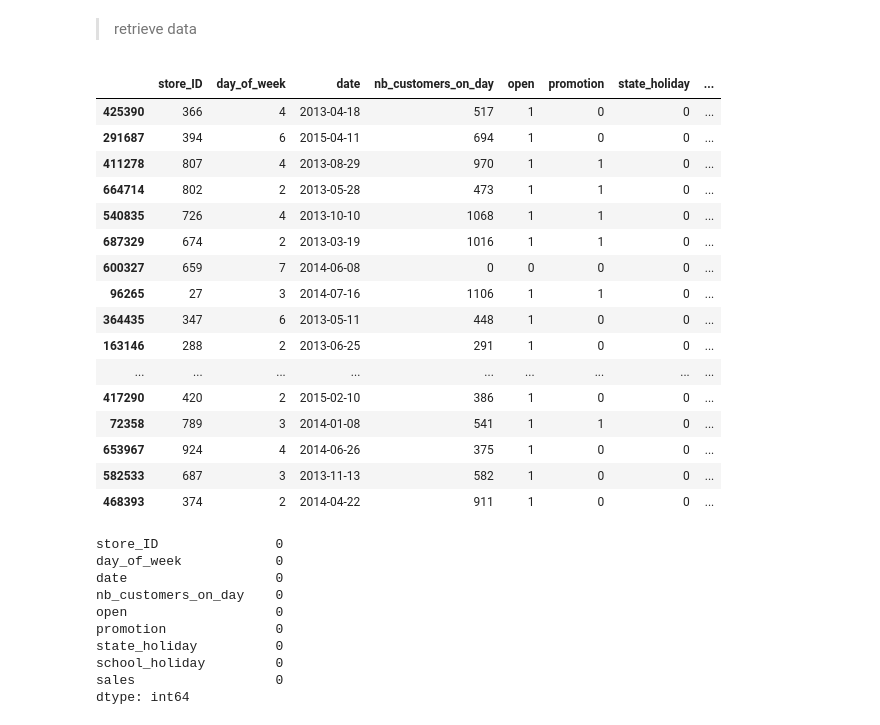
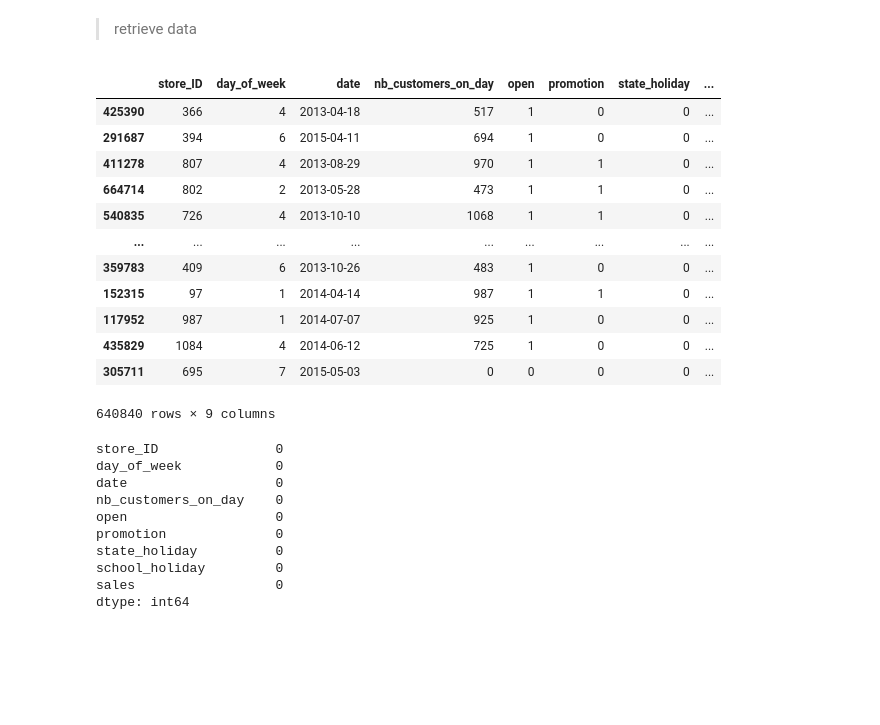
Before and after one commit to jeaend/IronKaggle_Shop-Revenue-Prediciton, a Jupyter notebook: ironKaggle.ipynb, the cells around one changed output. Drawn from its saved outputs; the diff is of its cells as text; code cells hidden in the pictures; blank space fills up the shorter version.

```diff
--- a/ironKaggle.ipynb
+++ b/ironKaggle.ipynb
@@ -19,25 +20,21 @@ from sklearn.ensemble import RandomForestRegressor
 > retrieve data
 # %%
 data = pd.read_csv('sales.csv', index_col=0)
-data.head(50)
+data
 # %% [output]
 |  | store_ID | day_of_week | date | nb_customers_on_day | open | promotion | state_holiday | ... |
 | 425390 | 366 | 4 | 2013-04-18 | 517 | 1 | 0 | 0 | ... |
 | 291687 | 394 | 6 | 2015-04-11 | 694 | 1 | 0 | 0 | ... |
 | 411278 | 807 | 4 | 2013-08-29 | 970 | 1 | 1 | 0 | ... |
 | 664714 | 802 | 2 | 2013-05-28 | 473 | 1 | 1 | 0 | ... |
 | 540835 | 726 | 4 | 2013-10-10 | 1068 | 1 | 1 | 0 | ... |
-| 687329 | 674 | 2 | 2013-03-19 | 1016 | 1 | 1 | 0 | ... |
-| 600327 | 659 | 7 | 2014-06-08 | 0 | 0 | 0 | 0 | ... |
-| 96265 | 27 | 3 | 2014-07-16 | 1106 | 1 | 1 | 0 | ... |
-| 364435 | 347 | 6 | 2013-05-11 | 448 | 1 | 0 | 0 | ... |
-| 163146 | 288 | 2 | 2013-06-25 | 291 | 1 | 0 | 0 | ... |
 | ... | ... | ... | ... | ... | ... | ... | ... | ... |
-| 417290 | 420 | 2 | 2015-02-10 | 386 | 1 | 0 | 0 | ... |
-| 72358 | 789 | 3 | 2014-01-08 | 541 | 1 | 1 | 0 | ... |
-| 653967 | 924 | 4 | 2014-06-26 | 375 | 1 | 0 | 0 | ... |
-| 582533 | 687 | 3 | 2013-11-13 | 582 | 1 | 0 | 0 | ... |
-| 468393 | 374 | 2 | 2014-04-22 | 911 | 1 | 0 | 0 | ... |
+| 359783 | 409 | 6 | 2013-10-26 | 483 | 1 | 0 | 0 | ... |
+| 152315 | 97 | 1 | 2014-04-14 | 987 | 1 | 1 | 0 | ... |
+| 117952 | 987 | 1 | 2014-07-07 | 925 | 1 | 0 | 0 | ... |
+| 435829 | 1084 | 4 | 2014-06-12 | 725 | 1 | 0 | 0 | ... |
+| 305711 | 695 | 7 | 2015-05-03 | 0 | 0 | 0 | 0 | ... |
+640840 rows × 9 columns
 # %%
 data.isna().sum()
 # %% [output]
```
Also changed, not shown: parts of 44 cells of this notebook, 2 other files.
